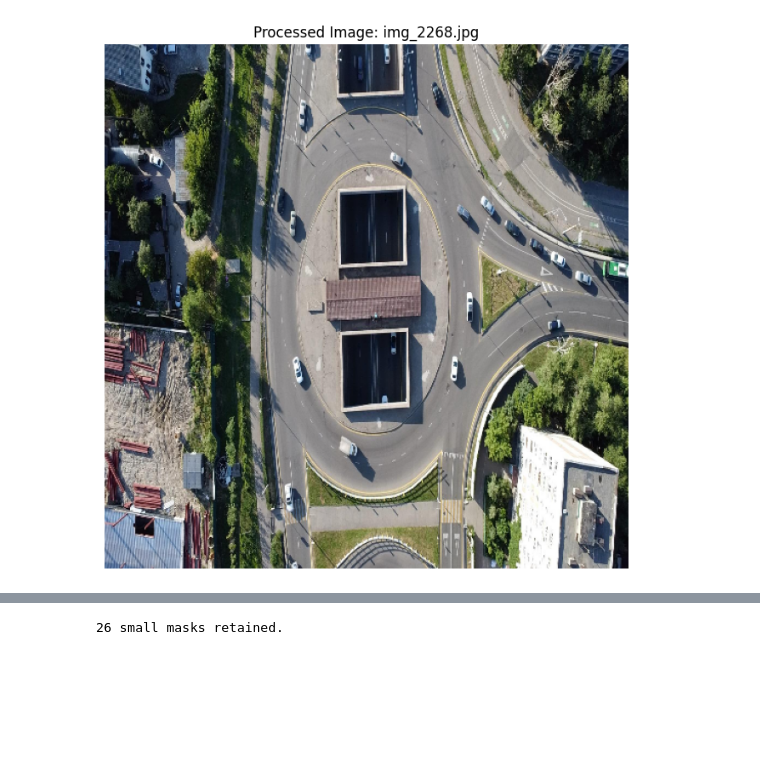
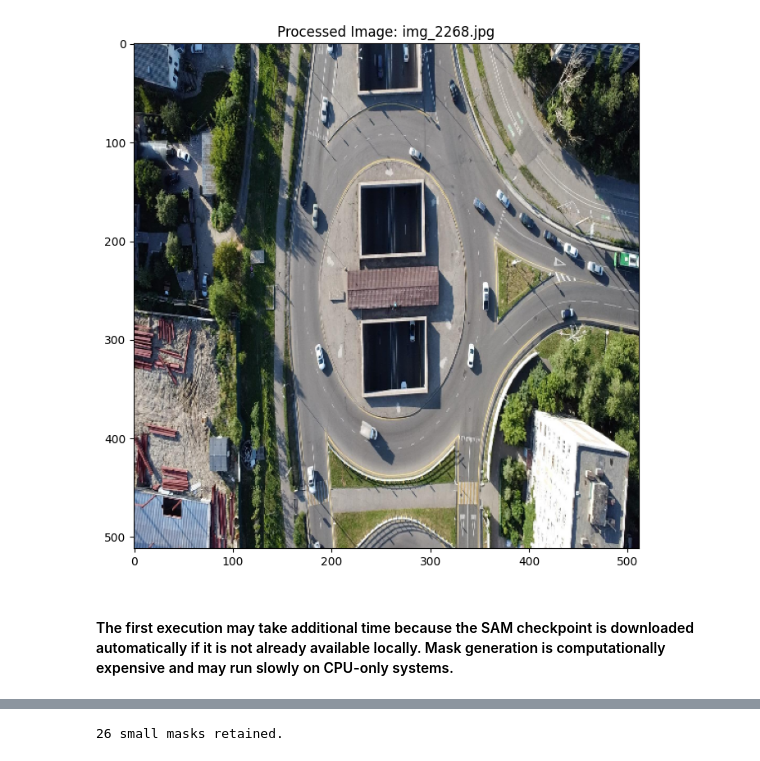
Before and after one commit to ogarmic1landr/developing_software_as_product, a Jupyter notebook: src/segmentation_project/segmentation_models/test_sam.ipynb, the cells around one changed output, grey strips where cells are left out. Cells and saved outputs as stored; diff of their text form; code cells hidden in the pictures; blank space fills up the shorter version.

```diff
--- a/src/segmentation_project/segmentation_models/test_sam.ipynb
+++ b/src/segmentation_project/segmentation_models/test_sam.ipynb
@@ -8,28 +11,30 @@ from segmentation_project.segmentation_models.sam_segmenter import SAMSegmenter
 # %%
 # Initialize loader
 loader = ImageLoader()
 
 # List available images
 image_paths = loader.list_images()
 
 # Select image index
 index = 0  # Change this index to select different images
 
 # Load image
 image = loader.load_image(image_paths[index])
 
 # Preprocess image for SAM
 processed_image = SAMSegmenter.preprocess_image(image)
 
 # Display processed image
 
 plt.figure(figsize=(12, 8))
 plt.imshow(processed_image)
 plt.title(f"Processed Image: " f"{image_paths[index].name}")
-plt.axis("off")
+plt.axis("on")
 plt.show()
 # %% [output]
-[figure, old version]
+[figure, new version]
+# %% [markdown]
+#### The first execution may take additional time because the SAM checkpoint is downloaded automatically if it is not already available locally. Mask generation is computationally expensive and may run slowly on CPU-only systems.
 # %%
 # Load SAM model
 sam = SAMSegmenter.load_model()
```
Also changed, not shown: parts of 5 cells of this notebook, 15 other files.
